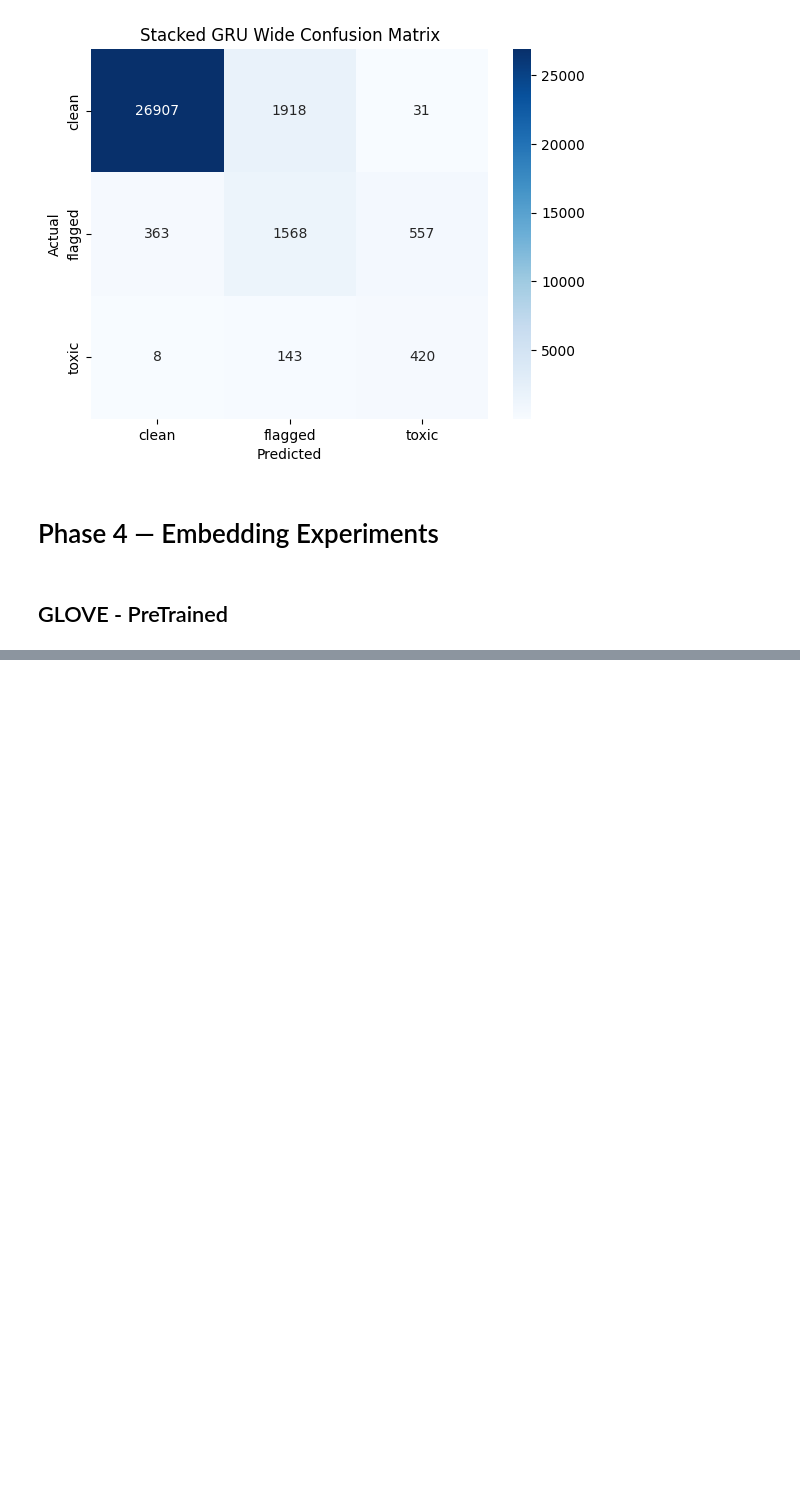
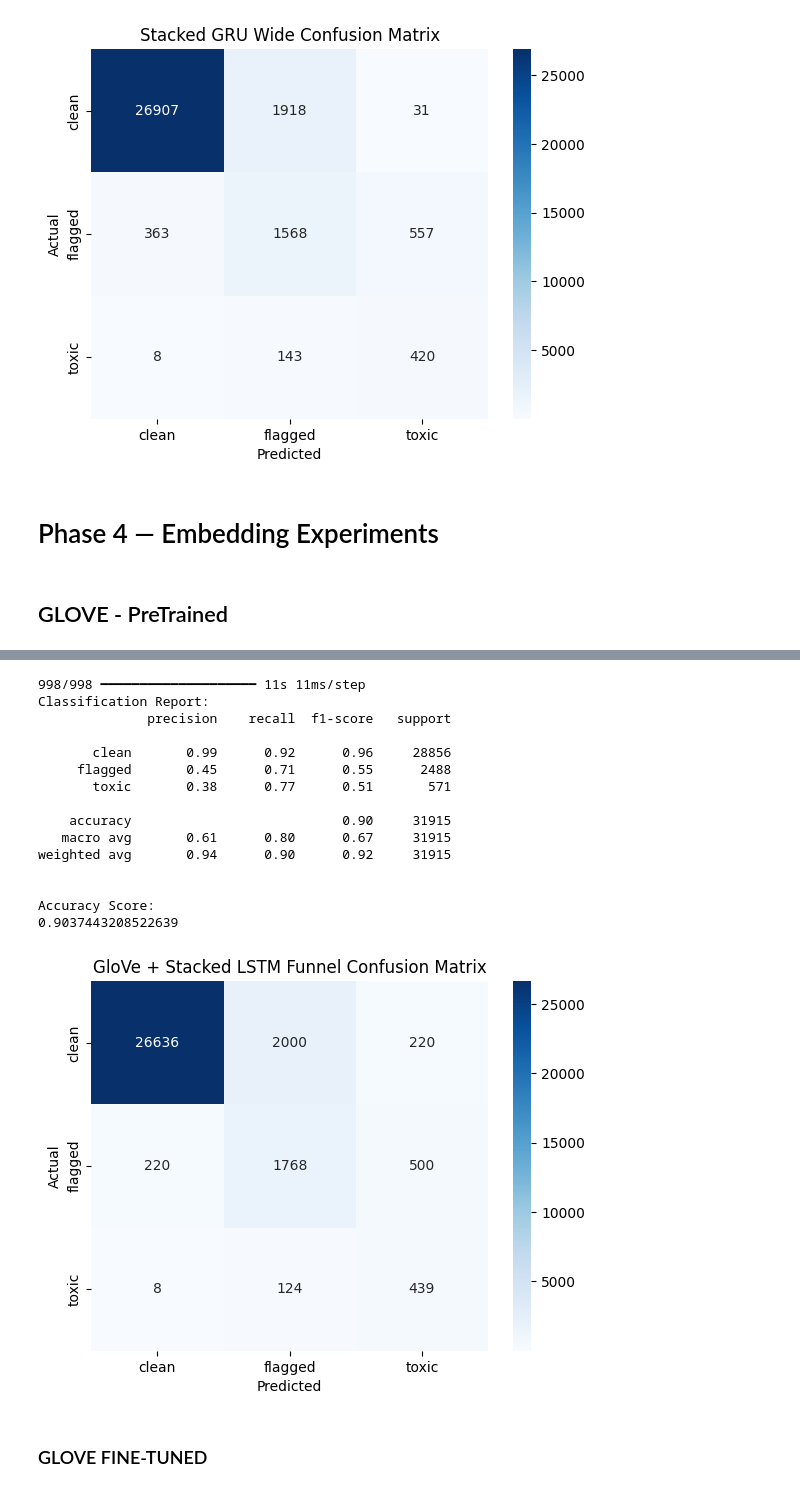
Before and after one commit to WinstonNji/Content-Management-System, a Jupyter notebook: Content_Moderation_System.ipynb, the cells around one changed output, grey strips where cells are left out. Cells and saved outputs as stored; diff of their text form; code cells hidden in the pictures; blank space fills up the shorter version.

```diff
--- a/Content_Moderation_System.ipynb
+++ b/Content_Moderation_System.ipynb
@@ -1105,0 +1199,19 @@ FileNotFoundError: [Errno 2] No such file or directory: 'glove.840B.300d.txt'
+# %%
+evaluate_model(model_v3_glove_lstm_funnel, 'GloVe + Stacked LSTM Funnel')
+# %% [output]
+998/998 ━━━━━━━━━━━━━━━━━━━━ 11s 11ms/step
+Classification Report:
+              precision    recall  f1-score   support
+
+       clean       0.99      0.92      0.96     28856
+     flagged       0.45      0.71      0.55      2488
+       toxic       0.38      0.77      0.51       571
+
+    accuracy                           0.90     31915
+   macro avg       0.61      0.80      0.67     31915
+weighted avg       0.94      0.90      0.92     31915
+
+
+Accuracy Score:
+0.9037443208522639
+[figure, added]
@@ -1105,0 +1220,2 @@ FileNotFoundError: [Errno 2] No such file or directory: 'glove.840B.300d.txt'
+# %% [markdown]
+### GLOVE FINE-TUNED
```
Also changed, not shown: parts of 14 cells of this notebook.
